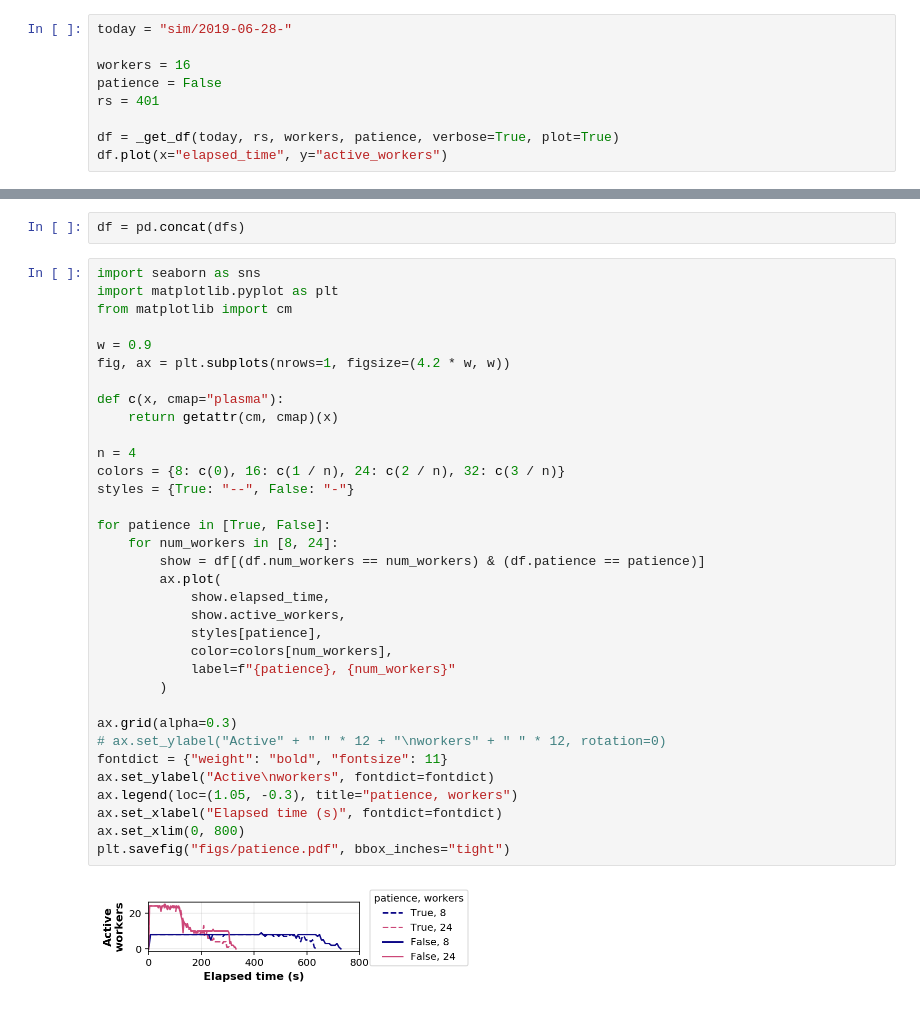
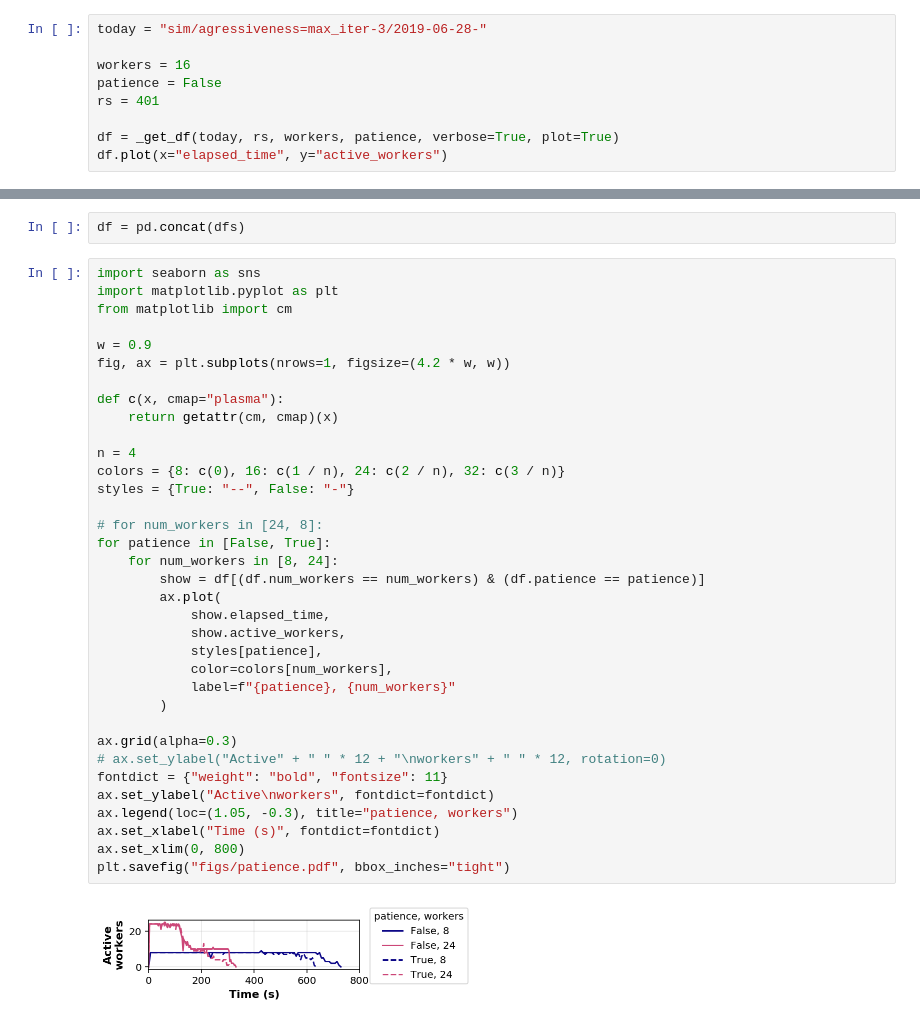
Before and after one commit to stsievert/dask-hyperband-comparison, a Jupyter notebook: image-denoising/Simulate-cluster-activity.ipynb, the cells around one changed output, grey strips where cells are left out. Saved outputs shown, nothing was run; the diff lists cells and outputs as text.

```diff
--- a/image-denoising/Simulate-cluster-activity.ipynb
+++ b/image-denoising/Simulate-cluster-activity.ipynb
@@ -84,7 +84,7 @@ def _get_df(today, random_state, workers, patience, verbose=False, plot=False):
     workers["num_workers"] = _num_workers
     return workers
 # %%
-today = "sim/2019-06-28-"
+today = "sim/agressiveness=max_iter-3/2019-06-28-"
 
 workers = 16
 patience = False
@@ -139,33 +139,34 @@ import matplotlib.pyplot as plt
 from matplotlib import cm
 
 w = 0.9
 fig, ax = plt.subplots(nrows=1, figsize=(4.2 * w, w))
 
 def c(x, cmap="plasma"):
     return getattr(cm, cmap)(x)
 
 n = 4
 colors = {8: c(0), 16: c(1 / n), 24: c(2 / n), 32: c(3 / n)}
 styles = {True: "--", False: "-"}
 
-for patience in [True, False]:
+# for num_workers in [24, 8]:
+for patience in [False, True]:
     for num_workers in [8, 24]:
         show = df[(df.num_workers == num_workers) & (df.patience == patience)]
         ax.plot(
             show.elapsed_time,
             show.active_workers,
             styles[patience],
             color=colors[num_workers],
             label=f"{patience}, {num_workers}"
         )
 
 ax.grid(alpha=0.3)
 # ax.set_ylabel("Active" + " " * 12 + "\nworkers" + " " * 12, rotation=0)
 fontdict = {"weight": "bold", "fontsize": 11}
 ax.set_ylabel("Active\nworkers", fontdict=fontdict)
 ax.legend(loc=(1.05, -0.3), title="patience, workers")
-ax.set_xlabel("Elapsed time (s)", fontdict=fontdict)
+ax.set_xlabel("Time (s)", fontdict=fontdict)
 ax.set_xlim(0, 800)
 plt.savefig("figs/patience.pdf", bbox_inches="tight")
 # %% [output]
-[figure, old version]
+[figure, new version]
```
Also changed, not shown: parts of 1 cell of this notebook, 4 other files.
